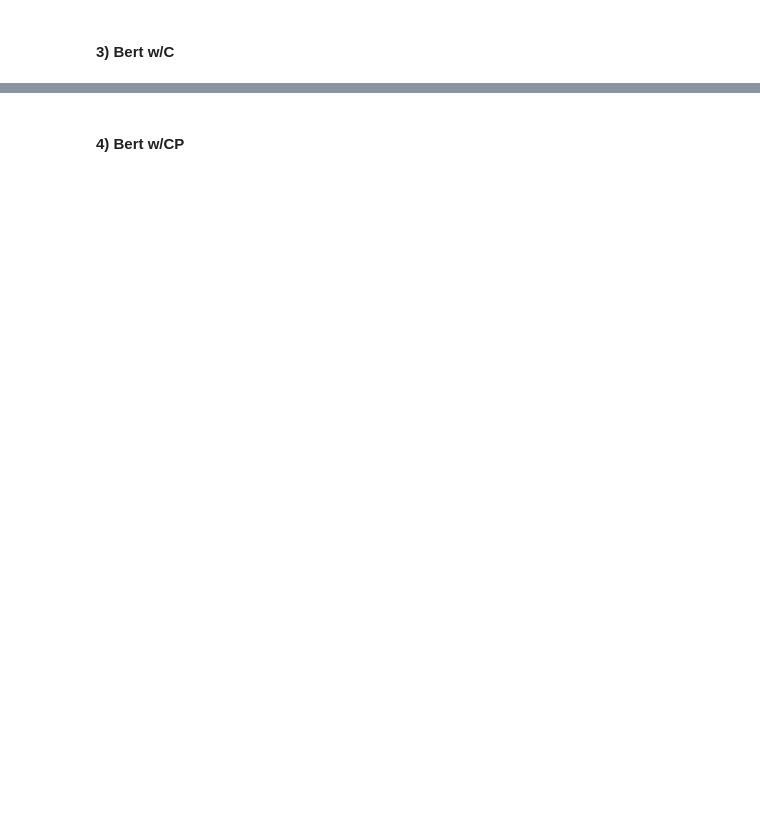
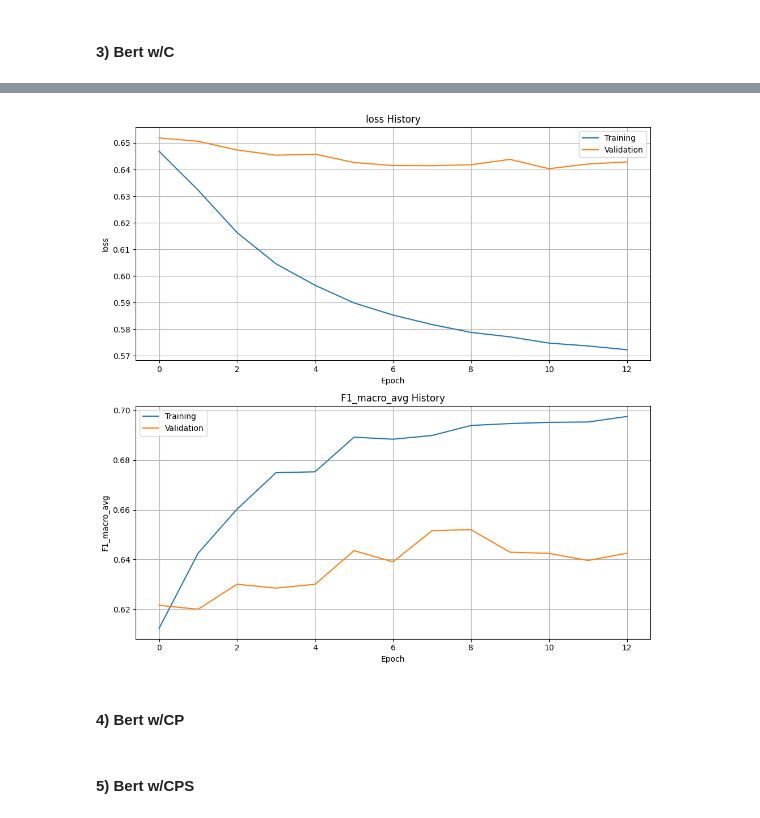
Before and after one commit to GianM0027/NLP_homework_2, a Jupyter notebook: main_notebook.ipynb, the cells around one changed output, grey strips where cells are left out. Cells and saved outputs as stored; diff of their text form; code cells hidden in the pictures; blank space fills up the shorter version.

```diff
--- a/main_notebook.ipynb
+++ b/main_notebook.ipynb
@@ -75,6 +123,6 @@ train_labels_df
 ### One-hot encoding, tokenization and data loaders building
 # %%
 if os.path.exists(BERT_MODELS_DIRECTORY):
-    bert_versions_paths = os.listdir(BERT_MODELS_DIRECTORY)
+    bert_versions_paths = [os.path.join(BERT_MODELS_DIRECTORY, version)for version in BERT_VERSIONS]
 else:
-    bert_versions_paths = download_bert_models(BERT_MODELS_DIRECTORY, BERT_VERSIONS)
+    bert_versions_paths = download_bert_models(BERT_MODELS_DIRECTORY, BERT_VERSIONS, MODEL_CONSTRUCTORS, MODEL_TOKENIZER_CONSTRUCTORS)
@@ -180,16 +269,19 @@ print(f'\nAverage F1: {f1_avg_majority_classifier}')
 # %%
-optimizer_test = OptimizerWrapper(torch.optim.Adam, identifier=f'lr={1e-5}', optimizer_partial_params={'lr': 1e-6})
-criterion_test = Criterion('loss', loss_function=torch.nn.BCEWithLogitsLoss(reduction='none'), reduction_function=torch.sum)
+if FIT_BERTONE:
+    optimizer_test = OptimizerWrapper(torch.optim.Adam, identifier=f'lr={1e-6}', optimizer_partial_params={'lr': 1e-6})
+    criterion_test = Criterion('loss', loss_function=torch.nn.BCEWithLogitsLoss(reduction='none'), reduction_function=torch.mean)
 
-bert1 = BertOne(dropout_prob=0.3, hidden_size= 768, bert_version='bert-base-uncased').to(device)
+    bert1 = BertOne(dropout_prob=0.3, hidden_size= 768, bert_version='roberta-base', bert_constructor=transformers.RobertaModel).to(device)
 
-bert1_history = bert1.fit(train_loader=dataloader_train_C,
-                          val_loader=dataloader_val_C,
-                          criterion=criterion_test,
-                          metrics=[F1_Score_Multi_Labels('F1_macro_avg', num_labels=N_LABELS, num_classes=N_CLASSES)],
-                          optimizer=optimizer_test,
-                          # early_stopper=EarlyStopper(monitor='F1_macro', patience=4, delta=0, mode='max', restore_weights=True),
-                          num_epochs=200)
+    bert1_history = bert1.fit(train_loader=dataloaders['roberta-base']['C']['train'],
+                              val_loader=dataloaders['roberta-base']['C']['val'],
+                              criterion=criterion_test,
+                              metrics=[F1_Score_Multi_Labels('F1_macro_avg', num_labels=N_LABELS, num_classes=N_CLASSES)],
+                              optimizer=optimizer_test,
+                              early_stopper=EarlyStopper(monitor='F1_macro_avg', patience=4, delta=0, mode='max', restore_weights=True),
+                              num_epochs=200)
+
+
 
 """
 loss homework 1 con batch size 1
@@ -200,4 +292,4 @@ loss homework 2 con batch size 1
         [0.5538, 0.6676],
         [0.4004, 0.3562],
         [0.6964, 0.6620]]
-"""
+""";
@@ -204,3 +314,7 @@ loss homework 2 con batch size 1
+# %%
+plot_history(bert1_history)
+# %% [output]
+[figure, added]
 # %% [markdown]
 #### 4) Bert w/CP
 # %%
@@ -218,0 +334,2 @@ bert2_history = bert2.fit(train_loader=dataloader_train_CP,
+# %% [markdown]
+#### 5) Bert w/CPS
```
Also changed, not shown: parts of 21 cells of this notebook, 6 other files.
